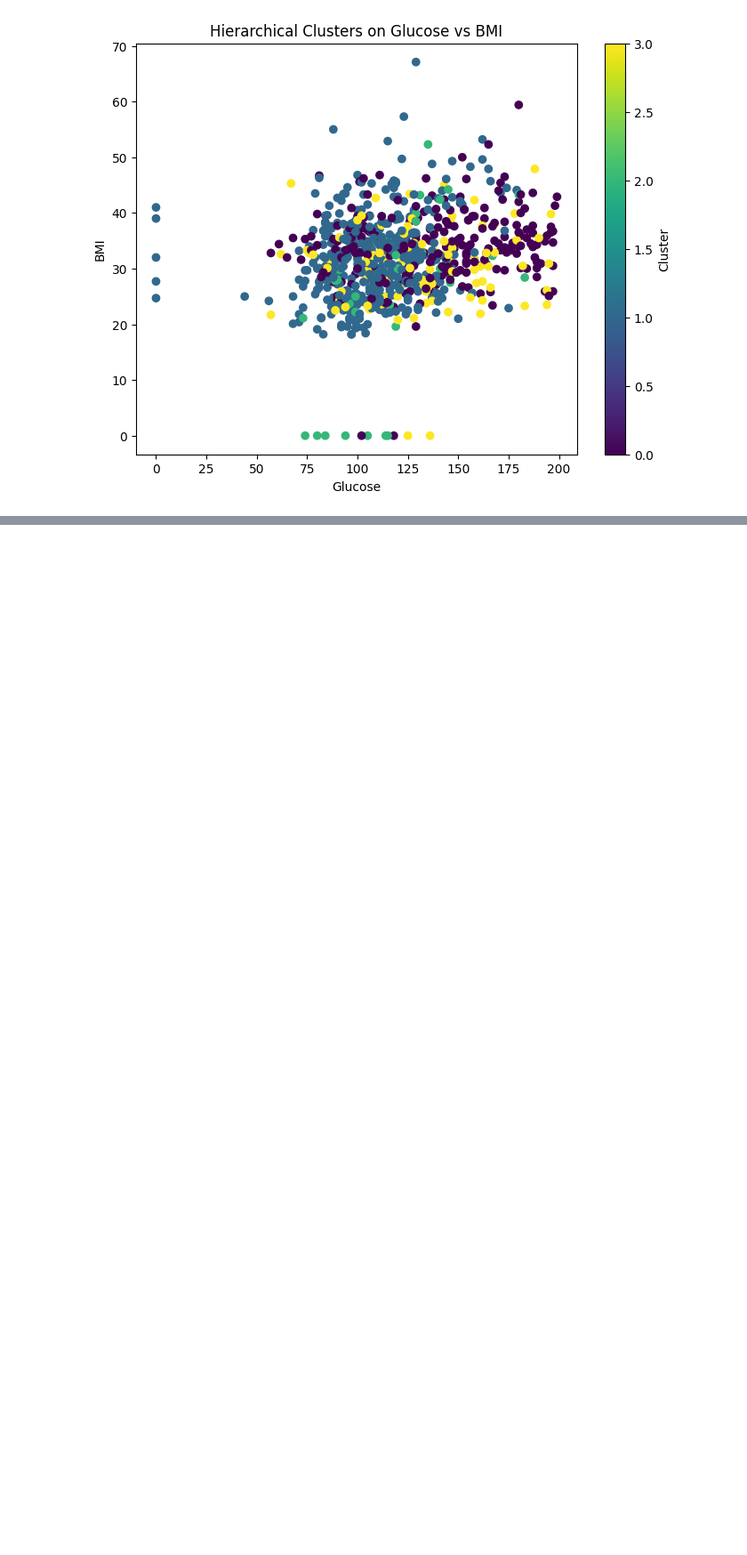
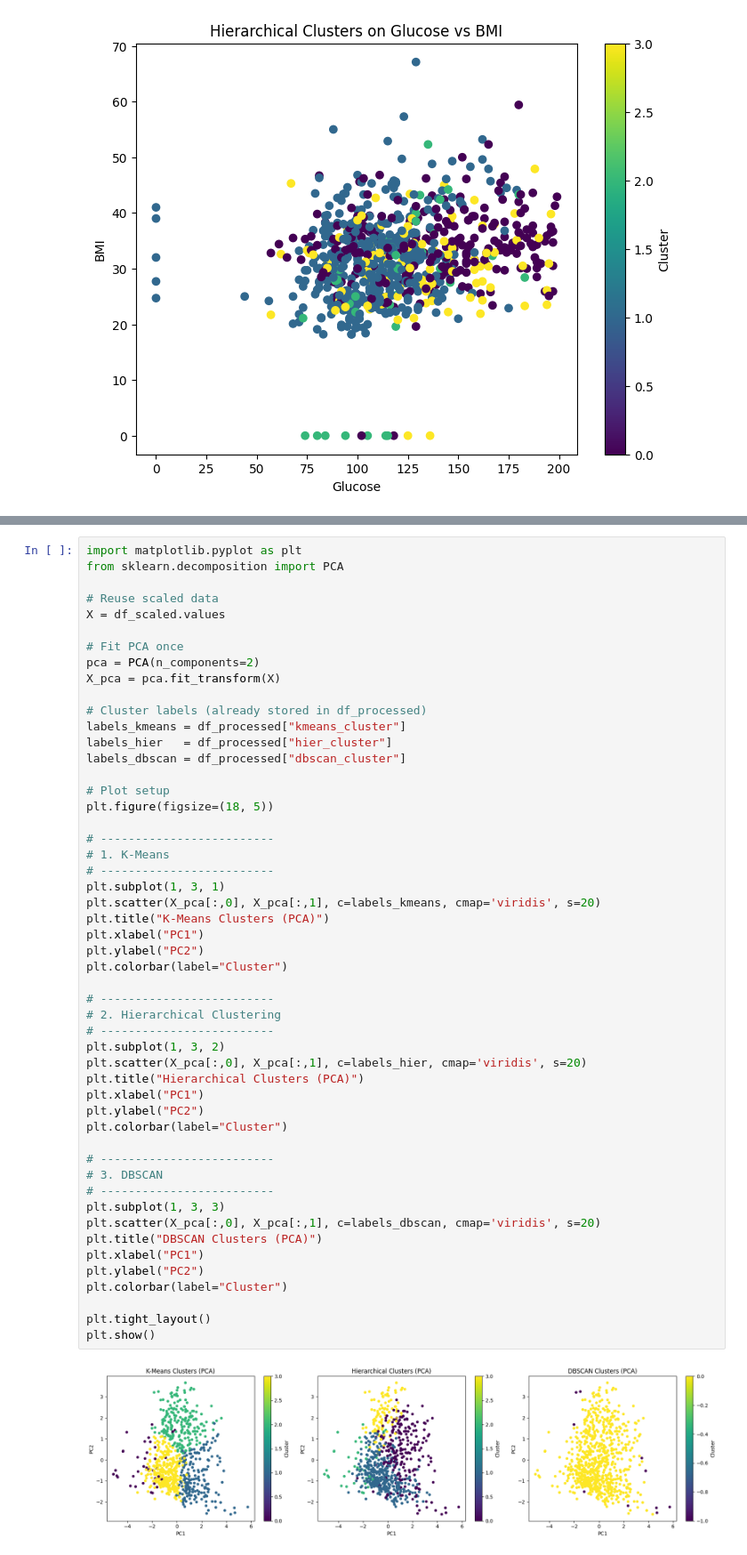
Before and after one commit to mayoayileka09/Diabetes_ML_Analysis, a Jupyter notebook: notebooks/Notebook.ipynb, the cells around one changed output, grey strips where cells are left out. Shown at 89% size. Cells and saved outputs as stored; diff of their text form; blank space fills up the shorter version.

```diff
--- a/notebooks/Notebook.ipynb
+++ b/notebooks/Notebook.ipynb
@@ -265,0 +392,53 @@ eps=0.7, min_samples=10, clusters=1, outliers=768, silhouette=None, dbi=None
+# %%
+import matplotlib.pyplot as plt
+from sklearn.decomposition import PCA
+
+# Reuse scaled data
+X = df_scaled.values
+
+# Fit PCA once
+pca = PCA(n_components=2)
+X_pca = pca.fit_transform(X)
+
+# Cluster labels (already stored in df_processed)
+labels_kmeans = df_processed["kmeans_cluster"]
+labels_hier   = df_processed["hier_cluster"]
+labels_dbscan = df_processed["dbscan_cluster"]
+
+# Plot setup
+plt.figure(figsize=(18, 5))
+
+# -------------------------
+# 1. K-Means
+# -------------------------
+plt.subplot(1, 3, 1)
+plt.scatter(X_pca[:,0], X_pca[:,1], c=labels_kmeans, cmap='viridis', s=20)
+plt.title("K-Means Clusters (PCA)")
+plt.xlabel("PC1")
+plt.ylabel("PC2")
+plt.colorbar(label="Cluster")
+
+# -------------------------
+# 2. Hierarchical Clustering
+# -------------------------
+plt.subplot(1, 3, 2)
+plt.scatter(X_pca[:,0], X_pca[:,1], c=labels_hier, cmap='viridis', s=20)
+plt.title("Hierarchical Clusters (PCA)")
+plt.xlabel("PC1")
+plt.ylabel("PC2")
+plt.colorbar(label="Cluster")
+
+# -------------------------
+# 3. DBSCAN
+# -------------------------
+plt.subplot(1, 3, 3)
+plt.scatter(X_pca[:,0], X_pca[:,1], c=labels_dbscan, cmap='viridis', s=20)
+plt.title("DBSCAN Clusters (PCA)")
+plt.xlabel("PC1")
+plt.ylabel("PC2")
+plt.colorbar(label="Cluster")
+
+plt.tight_layout()
+plt.show()
+# %% [output]
+[figure, added]
```
Also changed, not shown: parts of 9 cells of this notebook.
